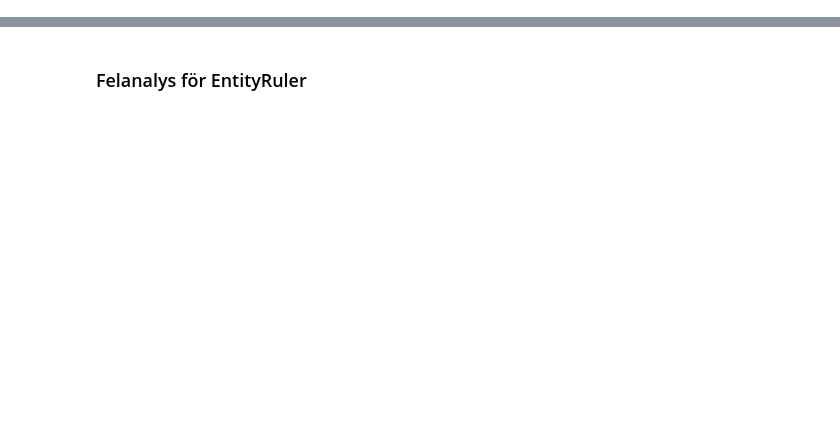
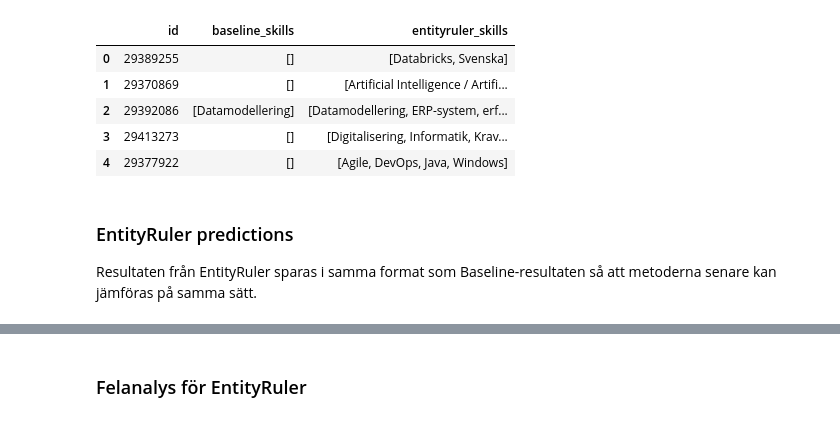
Before and after one commit to emanuelssonlinnea-rgb/End-to-end-projekt-i-Data-Science, a Jupyter notebook: notebooks/06_evaluation.ipynb, the cells around one changed output, grey strips where cells are left out. Saved outputs shown, nothing was run; the diff lists cells and outputs as text; code cells hidden in the pictures; blank space fills up the shorter version.

```diff
--- a/notebooks/06_evaluation.ipynb
+++ b/notebooks/06_evaluation.ipynb
@@ -173,0 +200,14 @@ entityruler_predictions
+# %%
+with open(
+    "../data/skills_2511.json",
+    "r",
+    encoding="utf-8"
+) as file:
+    skills_data = json.load(file)
+
+skill_names = [
+    item["skill"]
+    for item in skills_data
+]
+
+print("Antal skills i baseline:", len(skill_names))
@@ -173,0 +216,11 @@ entityruler_predictions
+# %%
+test_df["baseline_skills"] = test_df["description"].apply(
+    lambda text: baseline_extract_skills(
+        text,
+        skill_names
+    )
+)
+
+test_df[
+    ["id", "baseline_skills"]
+].head()
@@ -173,0 +260,29 @@ entityruler_predictions
+# %%
+nlp = build_nlp()
+
+test_df["entityruler_skills"] = test_df["description"].apply(
+    lambda text: entity_ruler_extract_skills(
+        text,
+        nlp
+    )
+)
+
+test_df[
+    [
+        "id",
+        "baseline_skills",
+        "entityruler_skills"
+    ]
+].head()
+# %% [output]
+|  | id | baseline_skills | entityruler_skills |
+| 0 | 29389255 | [] | [Databricks, Svenska] |
+| 1 | 29370869 | [] | [Artificial Intelligence / Artifi... |
+| 2 | 29392086 | [Datamodellering] | [Datamodellering, ERP-system, erf... |
+| 3 | 29413273 | [] | [Digitalisering, Informatik, Krav... |
+| 4 | 29377922 | [] | [Agile, DevOps, Java, Windows] |
+# %% [markdown]
+### EntityRuler predictions
+
+Resultaten från EntityRuler sparas i samma format som Baseline-resultaten
+så att metoderna senare kan jämföras på samma sätt.
```
Also changed, not shown: parts of 75 cells of this notebook, 1 other file.
